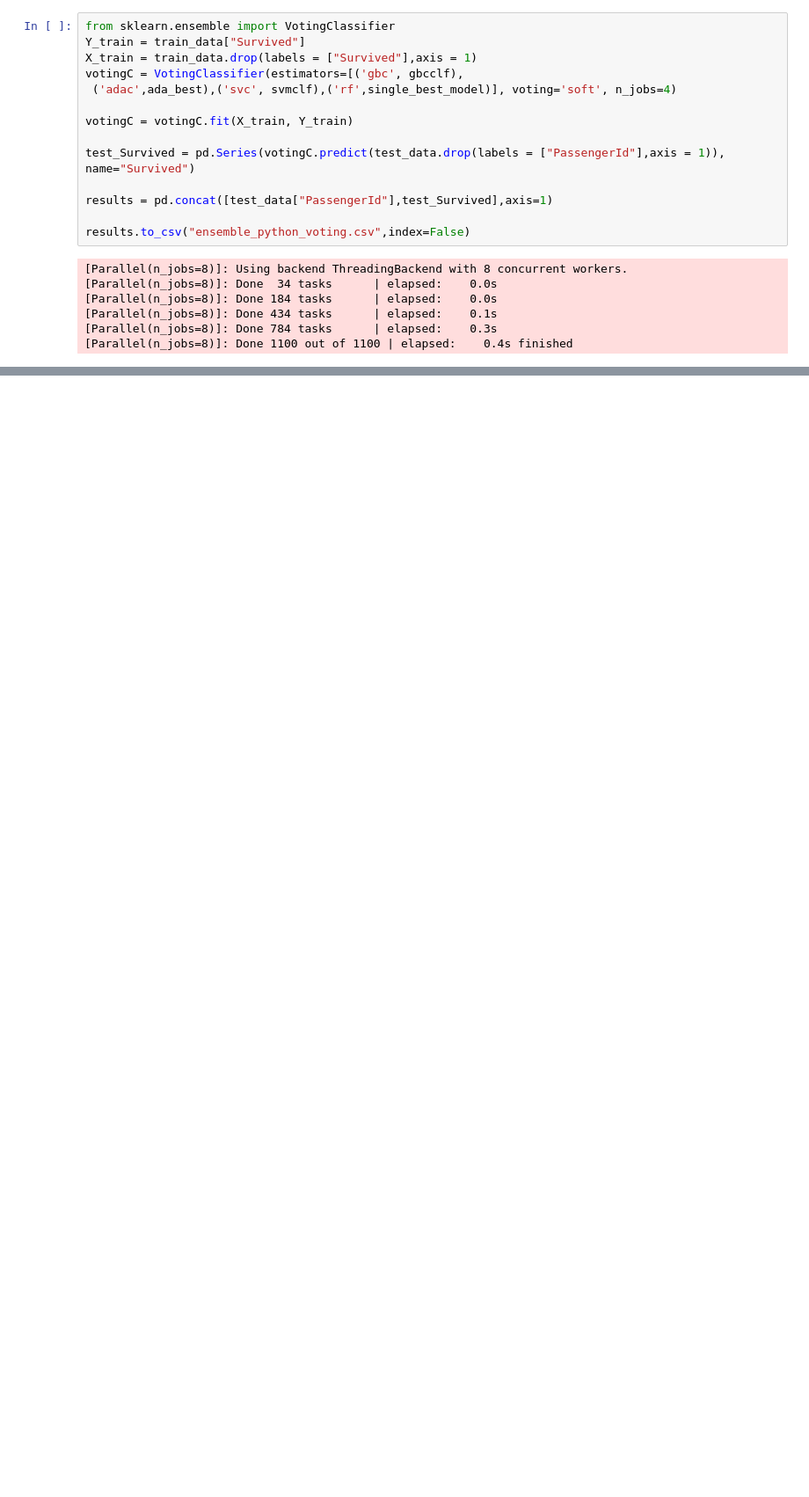
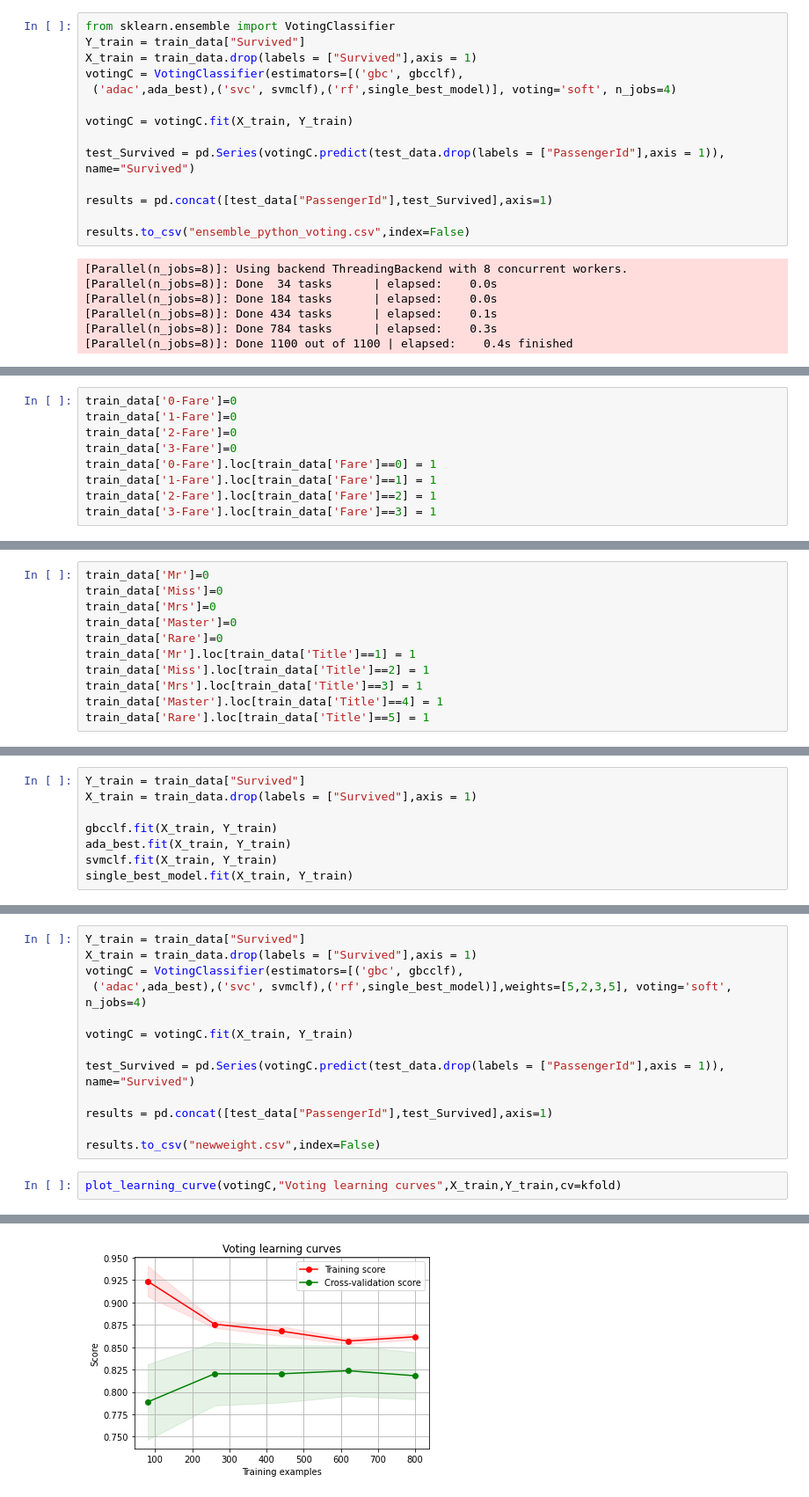
Before and after one commit to looksgreat/NYCU-AI-Spring-2021, a Jupyter notebook: main.ipynb, the cells around one changed output, grey strips where cells are left out. Shown at 88% size. Saved outputs shown, nothing was run; the diff lists cells and outputs as text; blank space fills up the shorter version.

```diff
--- a/main.ipynb
+++ b/main.ipynb
@@ -747,0 +897,9 @@ results.to_csv("ensemble_python_voting.csv",index=False)
+# %%
+train_data['0-Fare']=0
+train_data['1-Fare']=0
+train_data['2-Fare']=0
+train_data['3-Fare']=0
+train_data['0-Fare'].loc[train_data['Fare']==0] = 1
+train_data['1-Fare'].loc[train_data['Fare']==1] = 1
+train_data['2-Fare'].loc[train_data['Fare']==2] = 1
+train_data['3-Fare'].loc[train_data['Fare']==3] = 1
@@ -747,0 +913,11 @@ results.to_csv("ensemble_python_voting.csv",index=False)
+# %%
+train_data['Mr']=0
+train_data['Miss']=0
+train_data['Mrs']=0
+train_data['Master']=0
+train_data['Rare']=0
+train_data['Mr'].loc[train_data['Title']==1] = 1
+train_data['Miss'].loc[train_data['Title']==2] = 1
+train_data['Mrs'].loc[train_data['Title']==3] = 1
+train_data['Master'].loc[train_data['Title']==4] = 1
+train_data['Rare'].loc[train_data['Title']==5] = 1
@@ -747,0 +1160,8 @@ results.to_csv("ensemble_python_voting.csv",index=False)
+# %%
+Y_train = train_data["Survived"]
+X_train = train_data.drop(labels = ["Survived"],axis = 1)
+
+gbcclf.fit(X_train, Y_train)
+ada_best.fit(X_train, Y_train)
+svmclf.fit(X_train, Y_train)
+single_best_model.fit(X_train, Y_train)
@@ -747,0 +1217,16 @@ results.to_csv("ensemble_python_voting.csv",index=False)
+# %%
+Y_train = train_data["Survived"]
+X_train = train_data.drop(labels = ["Survived"],axis = 1)
+votingC = VotingClassifier(estimators=[('gbc', gbcclf),
+ ('adac',ada_best),('svc', svmclf),('rf',single_best_model)],weights=[5,2,3,5], voting='soft', n_jobs=4)
+
+votingC = votingC.fit(X_train, Y_train)
+
+test_Survived = pd.Series(votingC.predict(test_data.drop(labels = ["PassengerId"],axis = 1)), name="Survived")
+
+results = pd.concat([test_data["PassengerId"],test_Survived],axis=1)
+
+results.to_csv("newweight.csv",index=False)
+# %%
+plot_learning_curve(votingC,"Voting learning curves",X_train,Y_train,cv=kfold)
+# %% [output]
@@ -747,0 +1234 @@ results.to_csv("ensemble_python_voting.csv",index=False)
+[figure, added]
```
Also changed, not shown: parts of 55 cells of this notebook.
